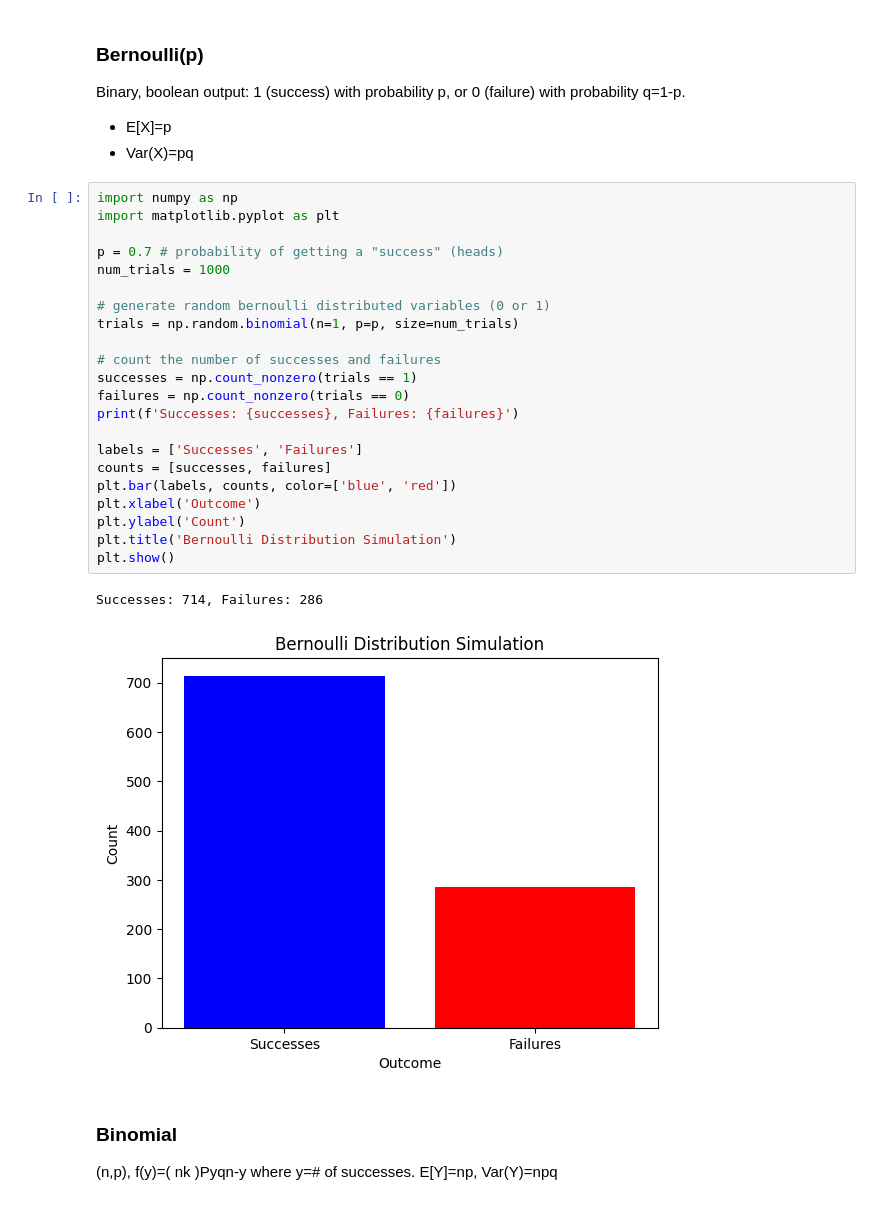
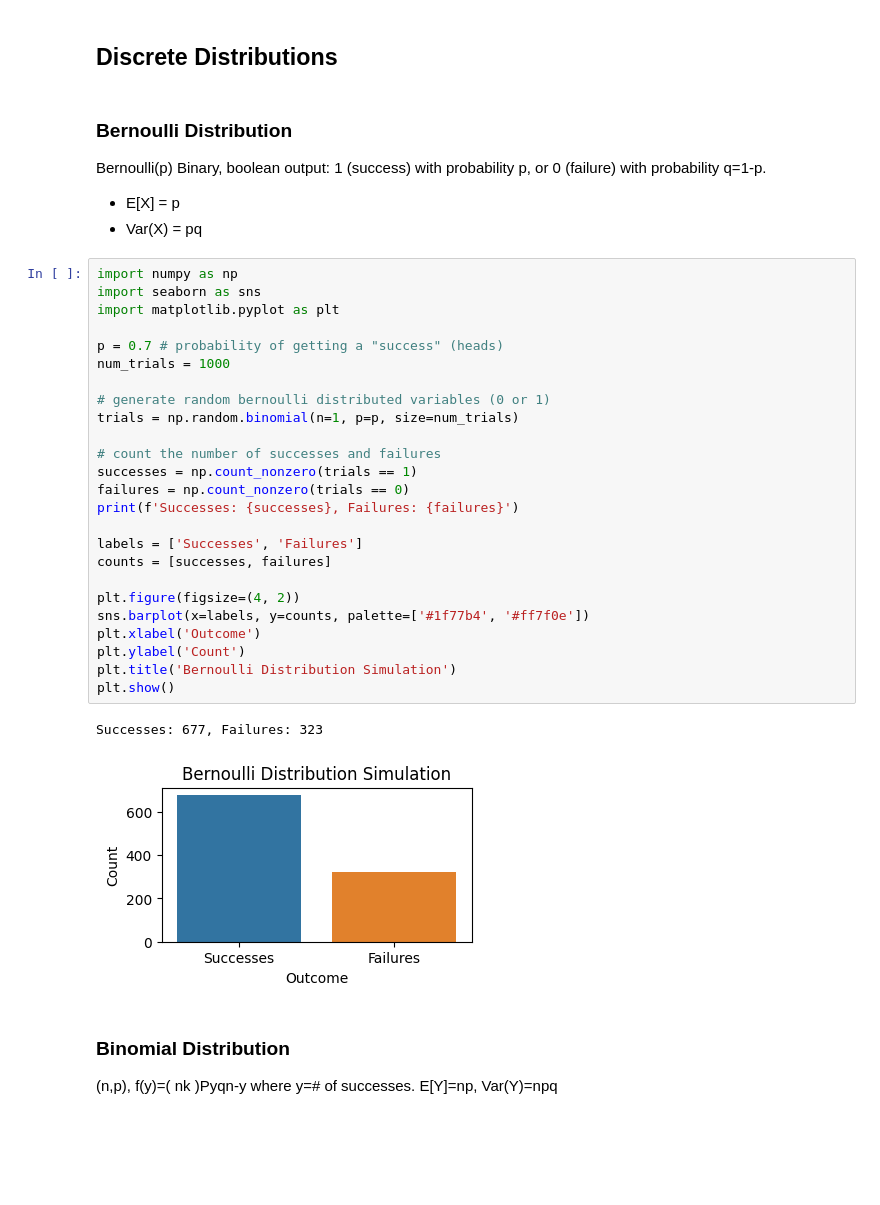
Before and after one commit to Jordanbarker/jordanbarker.github.io, a Jupyter notebook: Distributions.ipynb, the cells around one changed output. Saved outputs shown, nothing was run; the diff lists cells and outputs as text; blank space fills up the shorter version.

```diff
--- a/Distributions.ipynb
+++ b/Distributions.ipynb
@@ -7,33 +16,39 @@
+# %% [markdown]
+## Discrete Distributions <a name="discrete-distributions"></a>
 # %% [markdown]
-### Bernoulli(p)
+### Bernoulli Distribution <a name="bernoulli-distribution"></a>
+Bernoulli(p)
 Binary, boolean output: 1 (success) with probability p, or 0 (failure) with probability q=1-p.
-*  E[X]=p
-*  Var(X)=pq
+*  E[X] = p
+*  Var(X) = pq
 # %%
 import numpy as np
+import seaborn as sns
 import matplotlib.pyplot as plt
 
 p = 0.7 # probability of getting a "success" (heads)
 num_trials = 1000
 
 # generate random bernoulli distributed variables (0 or 1)
 trials = np.random.binomial(n=1, p=p, size=num_trials)
 
 # count the number of successes and failures
 successes = np.count_nonzero(trials == 1)
 failures = np.count_nonzero(trials == 0)
 print(f'Successes: {successes}, Failures: {failures}')
 
 labels = ['Successes', 'Failures']
 counts = [successes, failures]
-plt.bar(labels, counts, color=['blue', 'red'])
+
+plt.figure(figsize=(4, 2))
+sns.barplot(x=labels, y=counts, palette=['#1f77b4', '#ff7f0e'])
 plt.xlabel('Outcome')
 plt.ylabel('Count')
 plt.title('Bernoulli Distribution Simulation')
 plt.show()
 # %% [output]
-Successes: 714, Failures: 286
+Successes: 677, Failures: 323
-[figure, old version]
+[figure, new version]
 # %% [markdown]
-### Binomial
+### Binomial Distribution <a name="binomial-distribution"></a>
 (n,p), f(y)=( nk )Pyqn-y where y=# of successes. E[Y]=np, Var(Y)=npq
```
Also changed, not shown: parts of 18 cells of this notebook, 2 other files.
